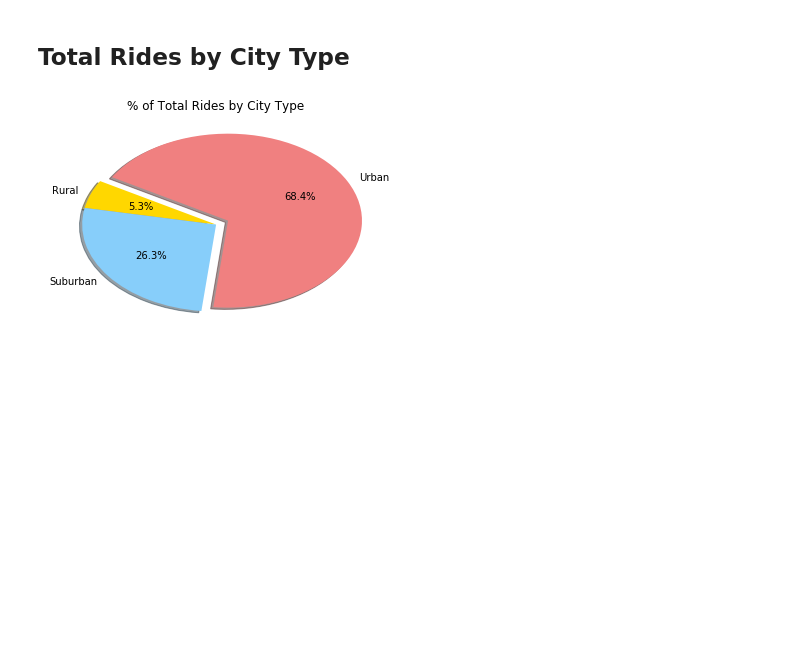
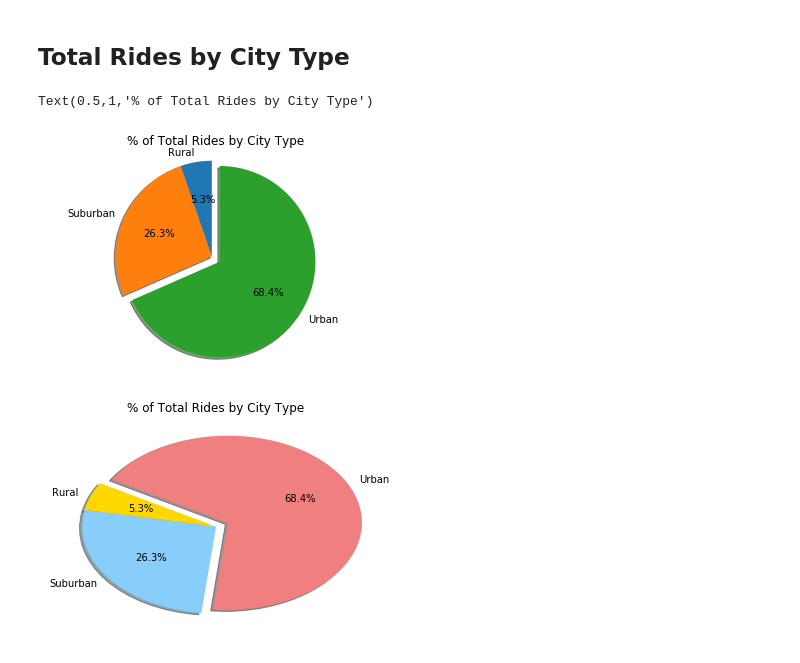
Before and after one commit to leetaylor7/The-Power-of-Plots, a Jupyter notebook: Pyber/pyber_lee.ipynb, the cells around one changed output. Cells and saved outputs as stored; diff of their text form; code cells hidden in the pictures; blank space fills up the shorter version.

```diff
--- a/Pyber/pyber_lee.ipynb
+++ b/Pyber/pyber_lee.ipynb
@@ -132,2 +138,30 @@ plt.show()
+# %%
+# Calculate Ride Percents
+rural_group_rides_percent_count = rural_group_rides_count/len(merged_df)
+sub_group_rides_percent_count = sub_group_rides_count/len(merged_df)
+urban_group_rides_percent_count = urban_group_rides_count/len(merged_df)
+
+c_percent_rural = rural_group_rides_percent_count.sum()
+c_percent_sub = sub_group_rides_percent_count.sum()
+c_percent_urban = urban_group_rides_percent_count.sum()
+
+# Build Pie Chart
+
+c_percents = [c_percent_rural, c_percent_sub, c_percent_urban]
+c_labels = ['Rural', 'Suburban', 'Urban']
+c_explode = (0,0,0.1)
+
+fig1, ax1 = plt.subplots()
+ax1.pie(c_percents, explode=c_explode, labels=c_labels, autopct='%1.1f%%',
+        shadow=True, startangle=90)
+ax1.axis('equal')
+
+plt.title("% of Total Rides by City Type")
+
+# Save Figure
+plt.savefig('Pyber Ride Sharing Rides Pie.jpg', dpi=200)
+# %% [output]
+Text(0.5,1,'% of Total Rides by City Type')
+[figure, added]
 # %%
 # Show Figure
```
Also changed, not shown: parts of 11 cells of this notebook, 4 other files.
